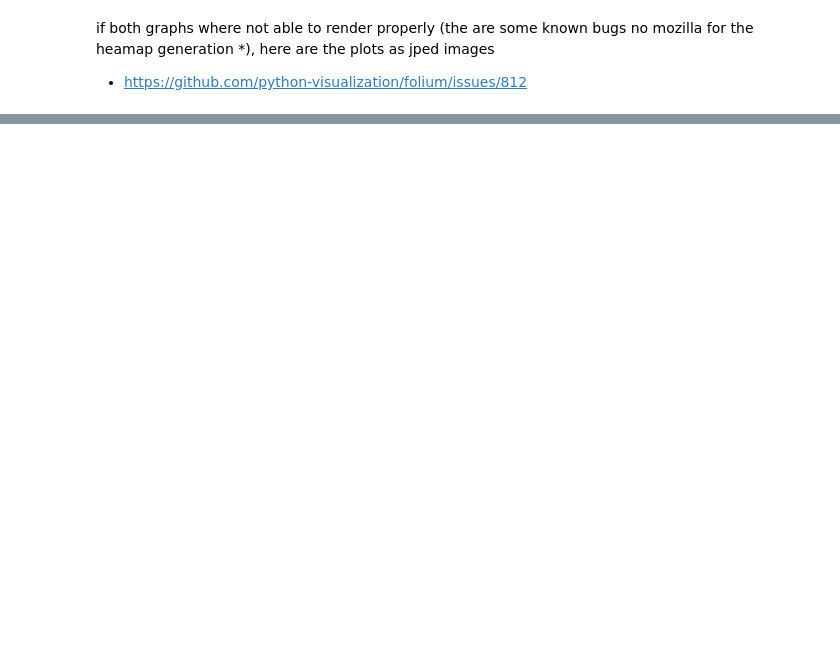
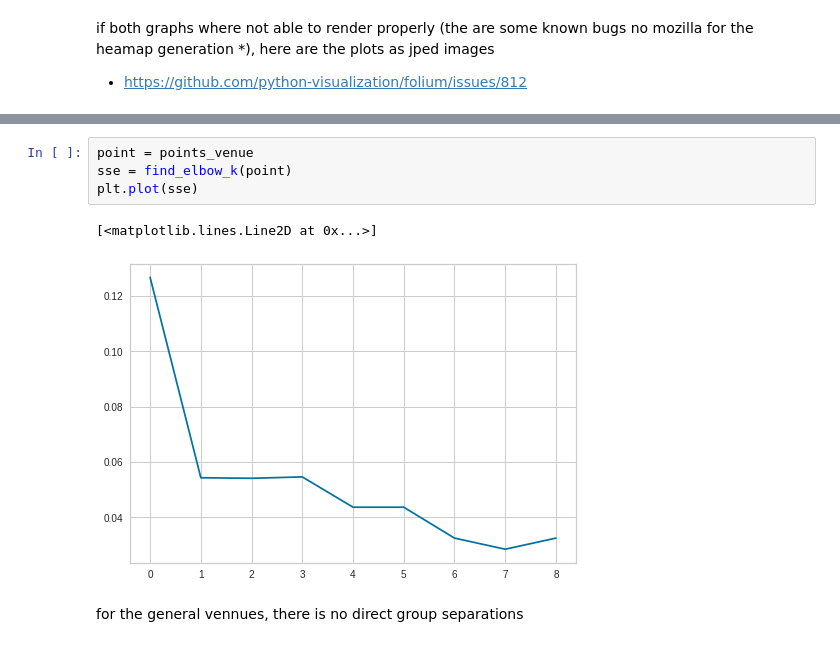
Before and after one commit to Atzingen/Coursera_Capstone, a Jupyter notebook: Project Capstone.ipynb, the cells around one changed output, grey strips where cells are left out. Saved outputs shown, nothing was run; the diff lists cells and outputs as text; blank space fills up the shorter version.

```diff
--- a/Project Capstone.ipynb
+++ b/Project Capstone.ipynb
@@ -337,0 +313,9 @@ FileNotFoundError: [Errno 2] No such file or directory: 'test.png'
+# %%
+point = points_venue
+sse = find_elbow_k(point)
+plt.plot(sse)
+# %% [output]
+[<matplotlib.lines.Line2D at 0x...>]
+[figure, added]
+# %% [markdown]
+for the general vennues, there is no direct group separations
```
Also changed, not shown: parts of 22 cells of this notebook.
